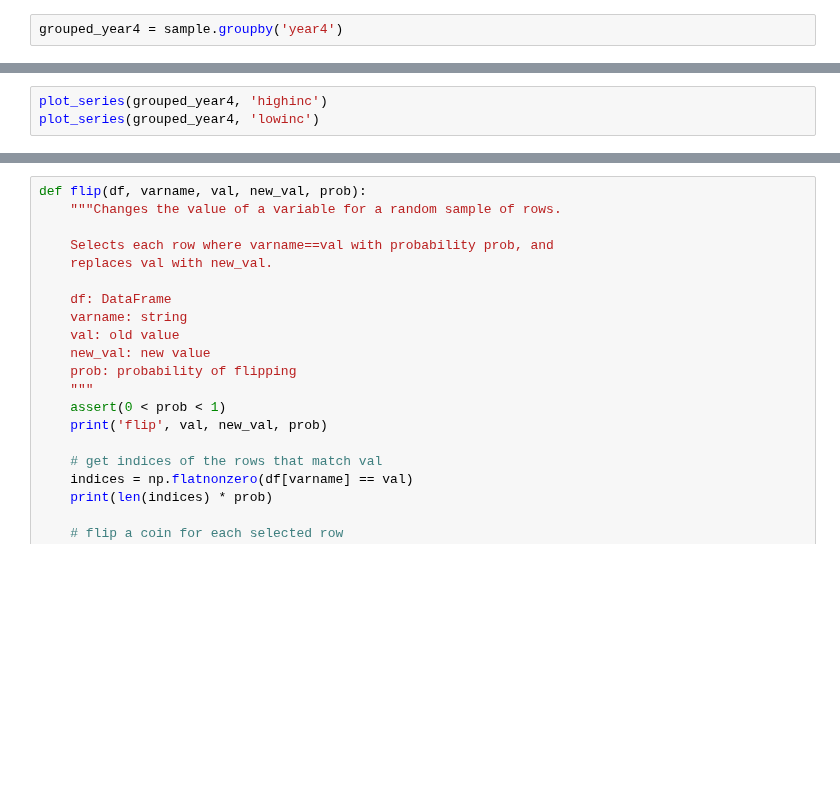
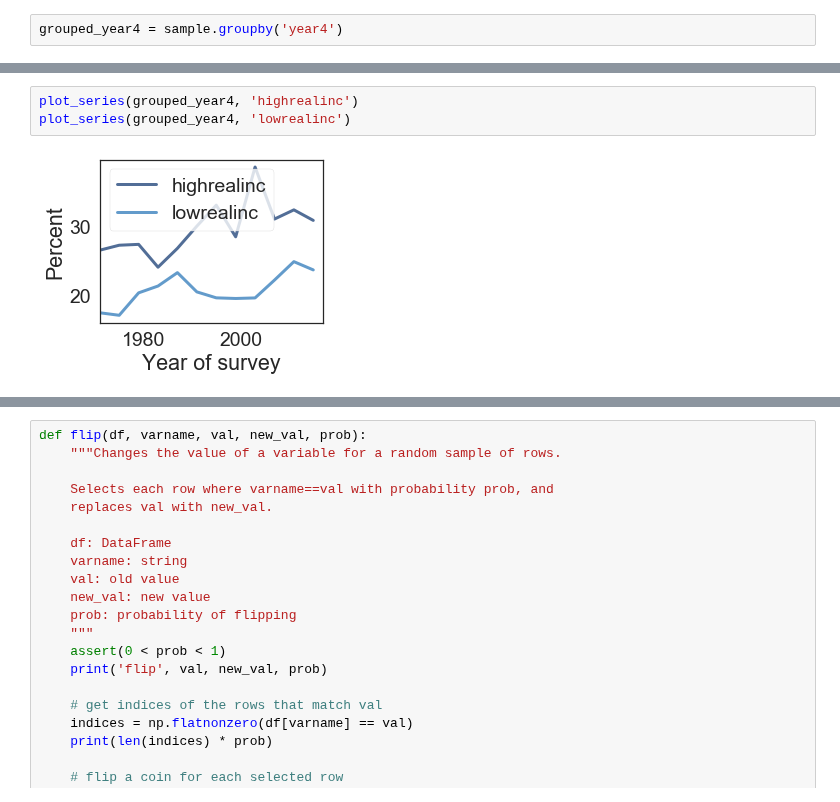
Before and after one commit to AllenDowney/GssReligion, a Jupyter notebook: gss_gun.ipynb, the cells around one changed output, grey strips where cells are left out. Saved outputs shown, nothing was run; the diff lists cells and outputs as text; blank space fills up the shorter version.

```diff
--- a/gss_gun.ipynb
+++ b/gss_gun.ipynb
@@ -925,6 +778,8 @@ plot_series(grouped_year4, 'conservative')
 # %%
-plot_series(grouped_year4, 'highinc')
-plot_series(grouped_year4, 'lowinc')
+plot_series(grouped_year4, 'highrealinc')
+plot_series(grouped_year4, 'lowrealinc')
+# %% [output]
+[figure, added]
 # %%
 plot_series(grouped_year4, 'urban')
 plot_series(grouped_year4, 'rural')
```
Also changed, not shown: parts of 203 cells of this notebook.
